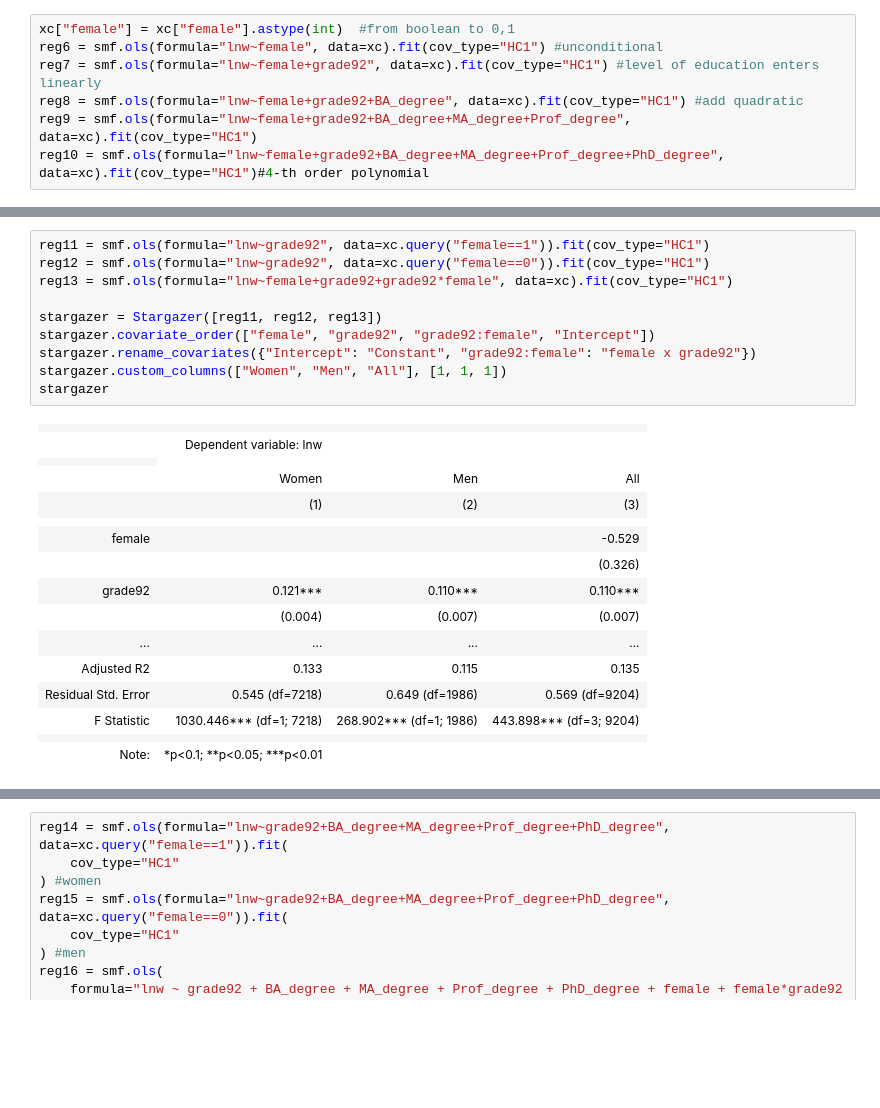
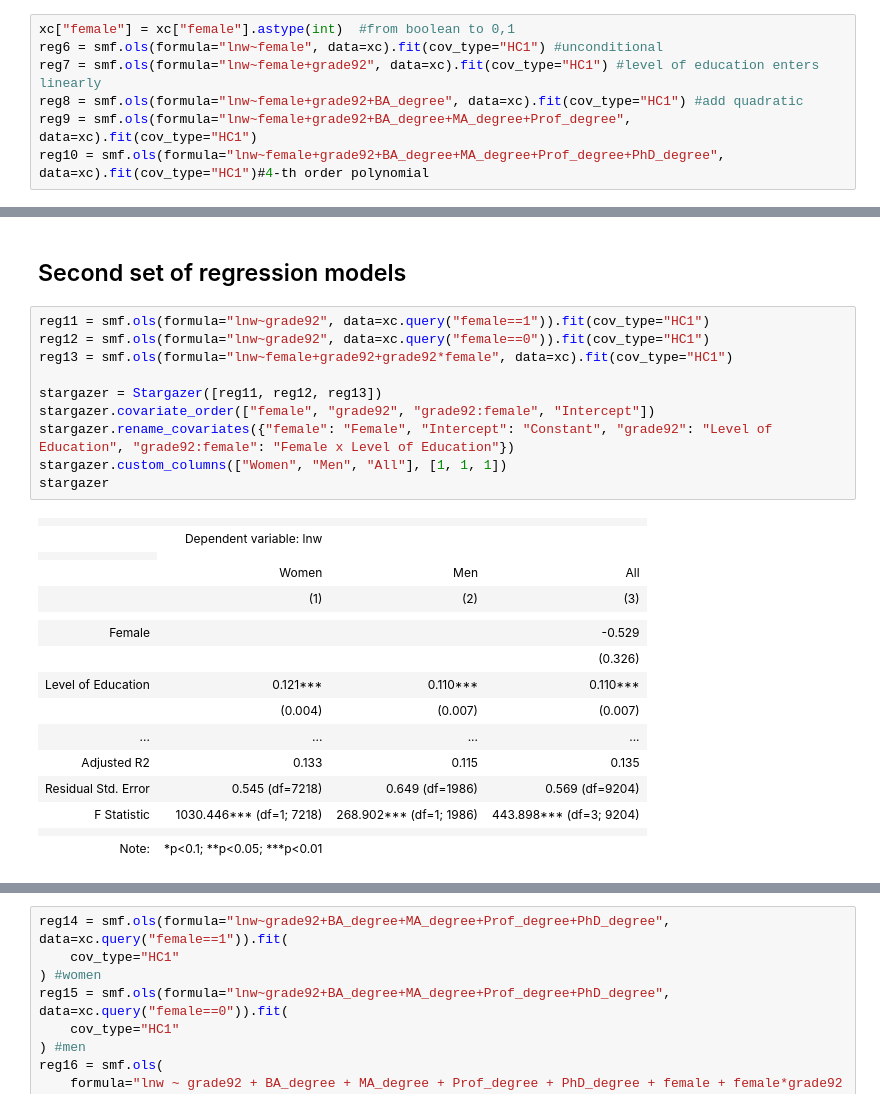
Before and after one commit to Iandrewburg/DA-2-ASSIGNMENT-1, a Jupyter notebook: DA_2_HW_1_Delivery.ipynb, the cells around one changed output, grey strips where cells are left out. Cells and saved outputs as stored; diff of their text form; blank space fills up the shorter version.

```diff
--- a/DA_2_HW_1_Delivery.ipynb
+++ b/DA_2_HW_1_Delivery.ipynb
@@ -225,26 +227,28 @@ stargazer
 - Reg10: This regression model includes all levels of education from BA degree up to PhD degree. With a statistically significant coefficient of -0.045, females still experience a wage gap with a PhD degree. Having a PhD degree does not seem to yeild as high as a wage increase in comparison to having other degrees, with a coefficient of 0.018 that is not statistically significant. The R-Squared is the same as in Reg9, indicating the addition of a PhD degree does not necesarily make the model more refined. Additionally, the F-Statistic still remains statistically singificant, implying this data provides statistically significant evidence in support of a gender wage gap, even up to PhD degree holders.
 
 Overall, the Residual Standard Error decreased from the unconditional log wage and gender model. This implies the addition of education does yeild an impact on the results, making them more reliable; however, the Residual Standard Error only slightly decreased throughout the additions of different educational levels.
+# %% [markdown]
+## Second set of regression models
 # %%
 reg11 = smf.ols(formula="lnw~grade92", data=xc.query("female==1")).fit(cov_type="HC1")
 reg12 = smf.ols(formula="lnw~grade92", data=xc.query("female==0")).fit(cov_type="HC1")
 reg13 = smf.ols(formula="lnw~female+grade92+grade92*female", data=xc).fit(cov_type="HC1")
 
 stargazer = Stargazer([reg11, reg12, reg13])
 stargazer.covariate_order(["female", "grade92", "grade92:female", "Intercept"])
-stargazer.rename_covariates({"Intercept": "Constant", "grade92:female": "female x grade92"})
+stargazer.rename_covariates({"female": "Female", "Intercept": "Constant", "grade92": "Level of Education", "grade92:female": "Female x Level of Education"})
 stargazer.custom_columns(["Women", "Men", "All"], [1, 1, 1])
 stargazer
 # %% [output]
 |  |  |  |  |
 |  | Dependent variable: lnw |  |  |
 |  |
 |  | Women | Men | All |
 |  | (1) | (2) | (3) |
 |  |  |  |  |
-| female |  |  | -0.529 |
+| Female |  |  | -0.529 |
 |  |  |  | (0.326) |
-| grade92 | 0.121*** | 0.110*** | 0.110*** |
+| Level of Education | 0.121*** | 0.110*** | 0.110*** |
 |  | (0.004) | (0.007) | (0.007) |
 | ... | ... | ... | ... |
 | Adjusted R2 | 0.133 | 0.115 | 0.135 |
```
Also changed, not shown: parts of 3 cells of this notebook.
